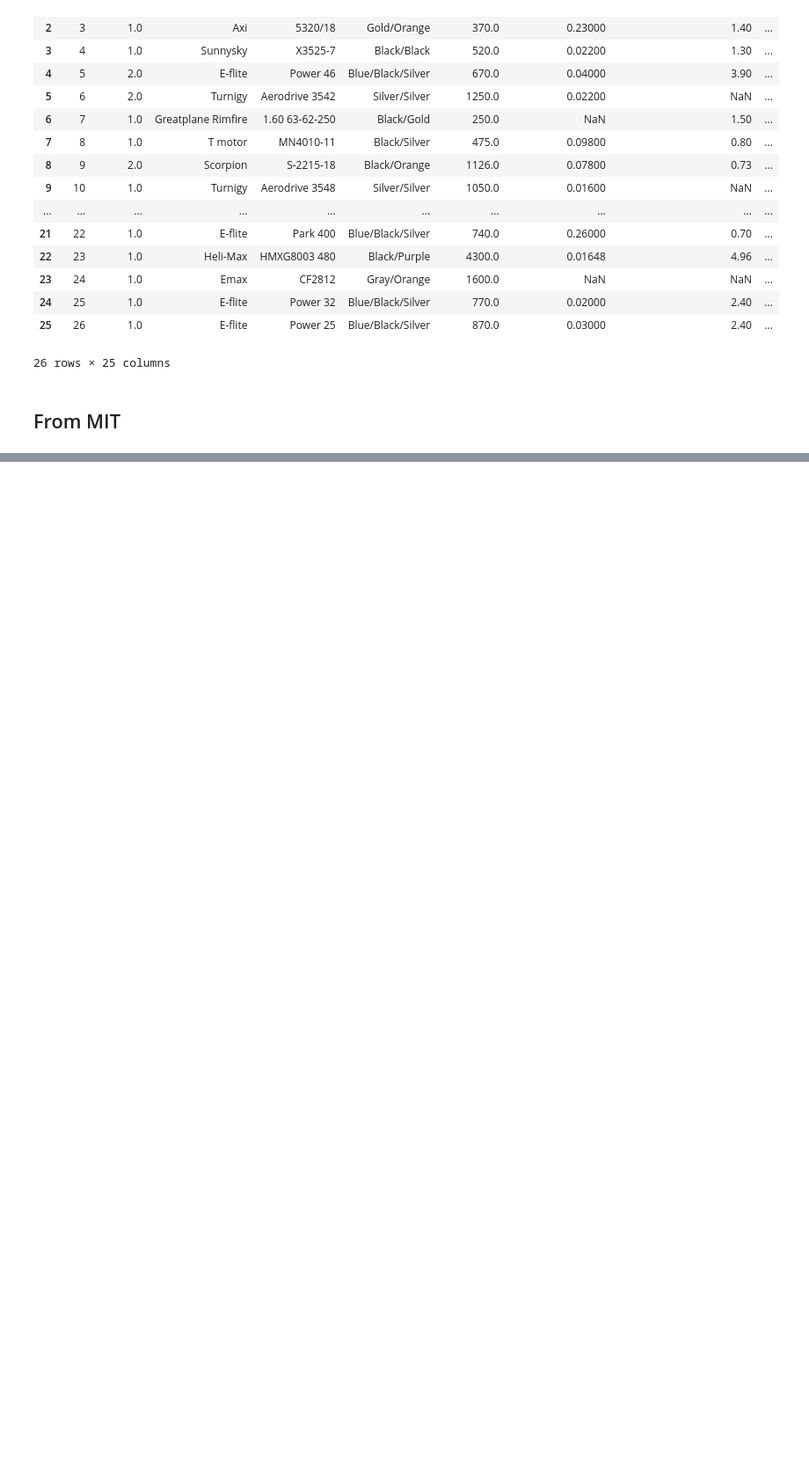
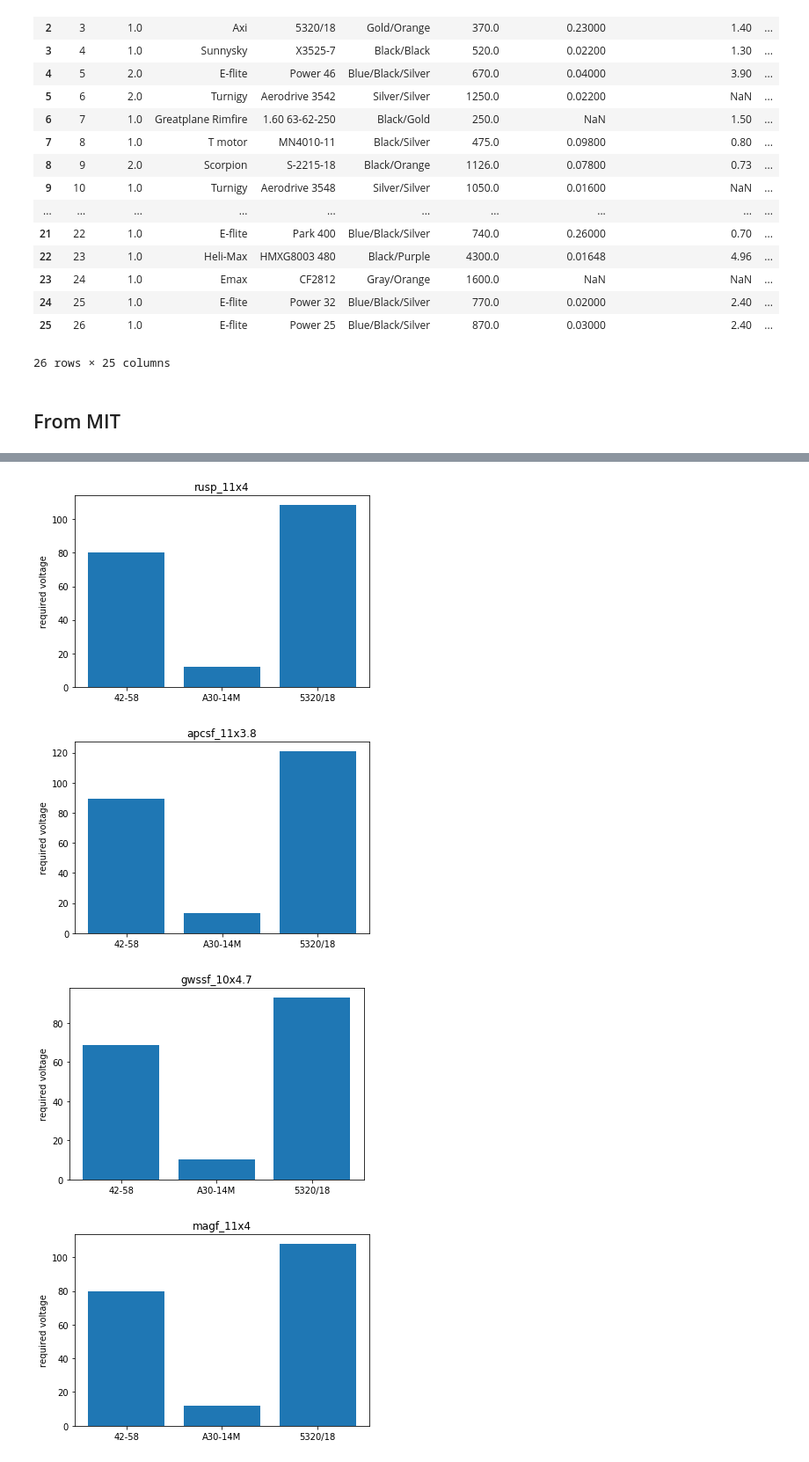
Before and after one commit to Fishabh/aae451-notebook, a Jupyter notebook: propulsion.ipynb, the cells around one changed output, grey strips where cells are left out. Shown at 88% size. Saved outputs shown, nothing was run; the diff lists cells and outputs as text; code cells hidden in the pictures; blank space fills up the shorter version.

```diff
--- a/propulsion.ipynb
+++ b/propulsion.ipynb
@@ -109,0 +184,18 @@ for line in lines:
+# %%
+v_required = lambda kv, R, i0: (kv * Q + i0)*R + omega/kv
+num_motors = 3
+for i, name in enumerate(names_met):
+    plt.figure()
+    plt.title(name)
+    plt.ylabel('required voltage')
+    base = np.arange(len(motor_names[0:num_motors]))
+    Q = Q_met[i]
+    omega = omegas_met[i]
+    v = np.array(v_required(kv = kv[0:num_motors], R=R[0:num_motors], i0=i0[0:num_motors]))
+    plt.bar(base, v)
+    plt.xticks(base, tuple(motor_names[0:num_motors]))  ## CHECK if this match voltages with correct motors
+# %% [output]
+[figure, added]
+[figure, added]
+[figure, added]
+[figure, added]
```
Also changed, not shown: parts of 13 cells of this notebook, 4 other files.
